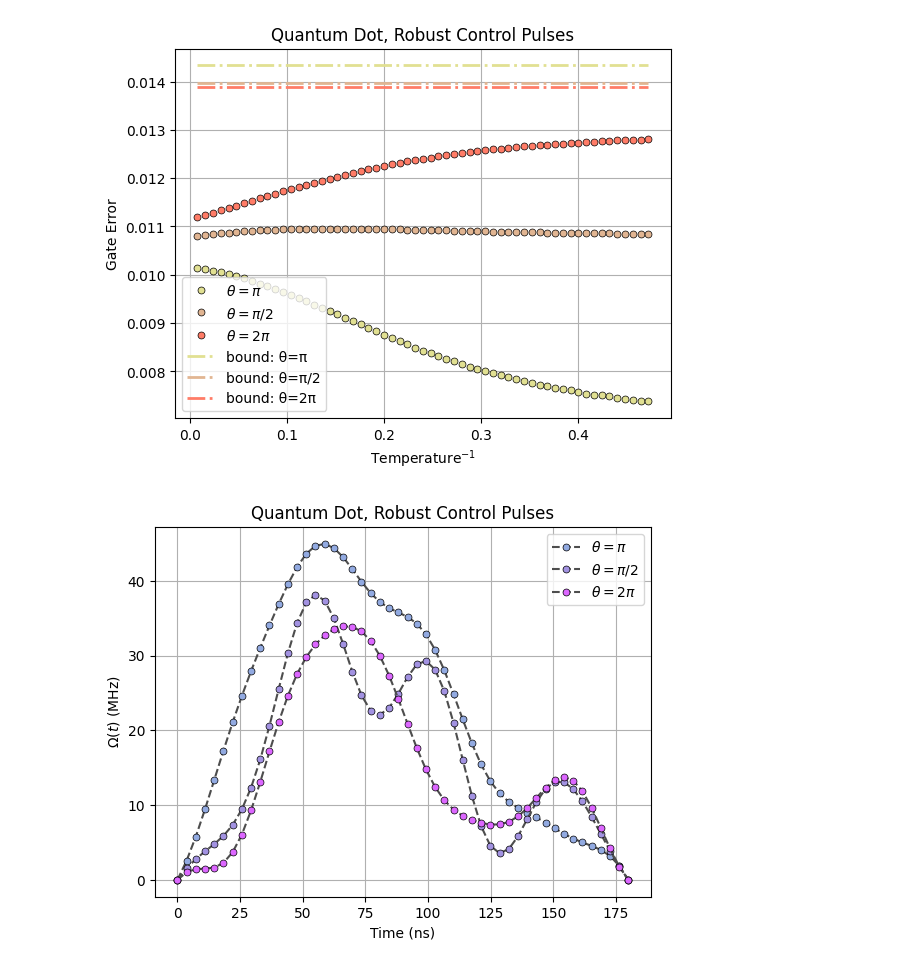
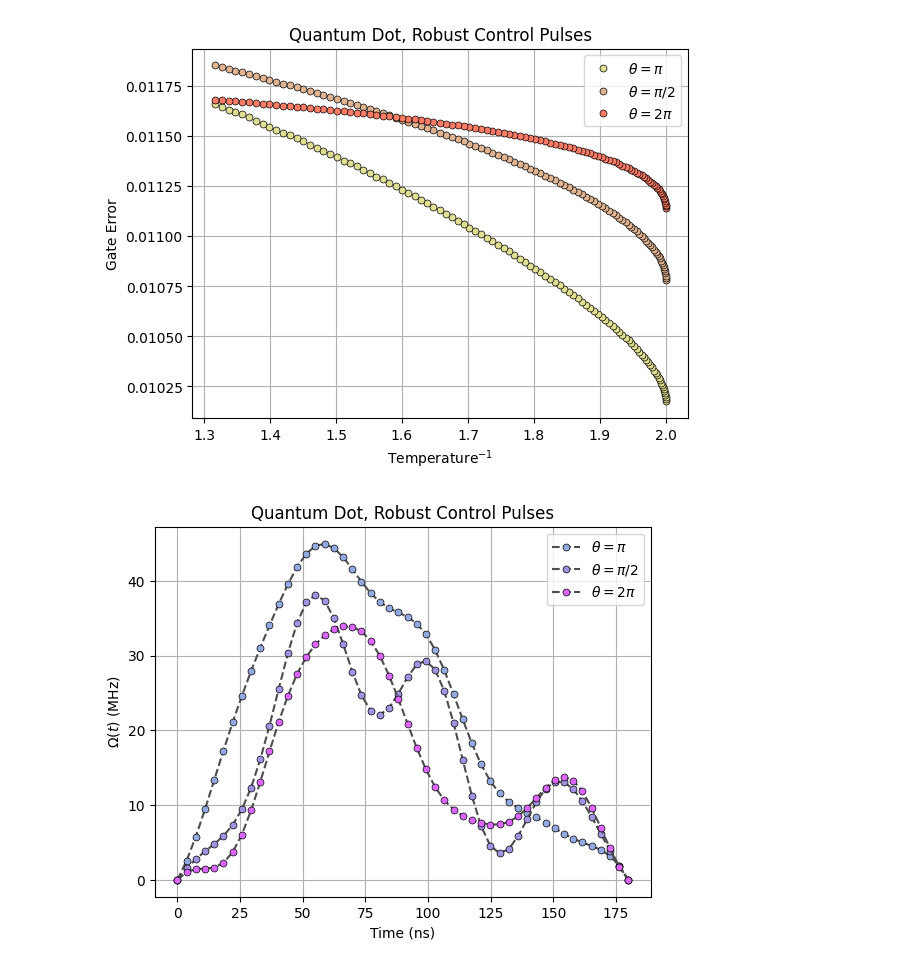
Before and after one commit to minidas/Entanglement-Induced-Resilience-of-Quantum-Dynamics, a Jupyter notebook: RCP.ipynb, the cells around one changed output. Cells and saved outputs as stored; diff of their text form; code cells hidden in the pictures.

```diff
--- a/RCP.ipynb
+++ b/RCP.ipynb
@@ -40,16 +40,18 @@ def rank_k_state(rank,seed=None):
     return result.unit() #normalization
 
 def thermal_state(temperature):
-    computation_basis =[[0,1,0,1],[0,0,0,0],[1,1,1,1],[1,0,1,0]]
+    computation_basis =[[0,0,0,0],[0,1,0,1],[1,0,1,0],[1,1,1,1]]
     H=qt.Qobj(np.zeros((d,d)), dims=[[2]*10]*2)
-    for i in range(4):
-        H-=qt.tensor([qt.sigmaz() if j == i else qt.qeye(2) for j in range(10)])
+    # for i in range(4):
+    #     H-=qt.tensor([qt.sigmaz() if j == i else qt.qeye(2) for j in range(10)])
     # psi_T = qt.Qobj(np.zeros(d), dims=[2]*10)
     psi_T = qt.Qobj(np.zeros((d,1)), dims=[[2]*10, [1]])
-    for A_subsys in computation_basis:
-        psi_T += qt.tensor(qt.basis([2]*4,A_subsys),qt.basis([2]*6))
+    coef=[0,1,-1,0]
+    for i,A_subsys in enumerate(computation_basis):
+
+        psi_T += qt.tensor(qt.basis([2]*4,A_subsys),qt.basis([2]*6))*np.exp(-coef[i]*temperature)
     # Calculate the thermal state using the Gibbs distribution
-    psi_T = (-H * temperature).expm()*psi_T
+    # psi_T = (-H * temperature).expm()*psi_T
     # Normalize the density matrix
     return psi_T.unit()
 
@@ -69,7 +71,7 @@ entropy_list = []
 error_list = []
 # initial_state = qt.rand_ket([2]*10,seed = 123)
 # initial_state = qt.basis([2]*10)
-for temperature in tqdm(range(60)):
+for temperature in tqdm(range(100)):
     state = thermal_state((temperature)*0.008)
     entropy_list.append(RDM_entropy(state.full(),8)[-1]) #entropy of 8-qubit subsystem
     error_list.append(analog_error(state,analog_model,np.linspace(0,1.8e-7 , 2)))
@@ -85,32 +87,32 @@ for model in analog_model:
 # %%
 import matplotlib.pyplot as plt
 temper=[(0.008*temp) for temp in range(1,60)]
-# plt.plot(entropy_list,np.array(error_list)[:,0],color='0.3', marker='o', markersize=5, mfc="#e1e092", mec='k', linestyle='', markeredgewidth=0.5,label=r'$\theta=\pi$')
-# plt.plot(entropy_list,np.array(error_list)[:,1],color='0.3', marker='o', markersize=5, mfc="#e1b592", mec='k', linestyle='', markeredgewidth=0.5,label=r'$\theta=\pi/2$')
-# plt.plot(entropy_list,np.array(error_list)[:,2],color='0.3', marker='o', markersize=5, mfc="#ff7c67", mec='k', linestyle='', markeredgewidth=0.5,label=r'$\theta=2\pi$')
+plt.plot(entropy_list,np.array(error_list)[:,0],color='0.3', marker='o', markersize=5, mfc="#e1e092", mec='k', linestyle='', markeredgewidth=0.5,label=r'$\theta=\pi$')
+plt.plot(entropy_list,np.array(error_list)[:,1],color='0.3', marker='o', markersize=5, mfc="#e1b592", mec='k', linestyle='', markeredgewidth=0.5,label=r'$\theta=\pi/2$')
+plt.plot(entropy_list,np.array(error_list)[:,2],color='0.3', marker='o', markersize=5, mfc="#ff7c67", mec='k', linestyle='', markeredgewidth=0.5,label=r'$\theta=2\pi$')
 
 # plt.plot(entropy_list,[bound[0]]*60,color='#e1e092', linestyle='-.', label='bound: θ=π',linewidth=2)
 # plt.plot(entropy_list,[bound[1]]*60,color='#e1b592', linestyle='-.', label='bound: θ=π/2',linewidth=2)
 # plt.plot(entropy_list,[bound[2]]*60,color='#ff7c67', linestyle='-.', label='bound: θ=2π',linewidth=2)
-plt.plot(temper,np.array(error_list)[1:,0],color='0.3', marker='o', markersize=5, mfc="#e1e092", mec='k', linestyle='', markeredgewidth=0.5,label=r'$\theta=\pi$')
-plt.plot(temper,np.array(error_list)[1:,1],color='0.3', marker='o', markersize=5, mfc="#e1b592", mec='k', linestyle='', markeredgewidth=0.5,label=r'$\theta=\pi/2$')
-plt.plot(temper,np.array(error_list)[1:,2],color='0.3', marker='o', markersize=5, mfc="#ff7c67", mec='k', linestyle='', markeredgewidth=0.5,label=r'$\theta=2\pi$')
+# plt.plot(temper,np.array(error_list)[1:,0],color='0.3', marker='o', markersize=5, mfc="#e1e092", mec='k', linestyle='', markeredgewidth=0.5,label=r'$\theta=\pi$')
+# plt.plot(temper,np.array(error_list)[1:,1],color='0.3', marker='o', markersize=5, mfc="#e1b592", mec='k', linestyle='', markeredgewidth=0.5,label=r'$\theta=\pi/2$')
+# plt.plot(temper,np.array(error_list)[1:,2],color='0.3', marker='o', markersize=5, mfc="#ff7c67", mec='k', linestyle='', markeredgewidth=0.5,label=r'$\theta=2\pi$')
 
-plt.plot(temper,[bound[0]]*59,color='#e1e092', linestyle='-.', label='bound: θ=π',linewidth=2)
-plt.plot(temper,[bound[1]]*59,color='#e1b592', linestyle='-.', label='bound: θ=π/2',linewidth=2)
-plt.plot(temper,[bound[2]]*59,color='#ff7c67', linestyle='-.', label='bound: θ=2π',linewidth=2)
+# plt.plot(temper,[bound[0]]*59,color='#e1e092', linestyle='-.', label='bound: θ=π',linewidth=2)
+# plt.plot(temper,[bound[1]]*59,color='#e1b592', linestyle='-.', label='bound: θ=π/2',linewidth=2)
+# plt.plot(temper,[bound[2]]*59,color='#ff7c67', linestyle='-.', label='bound: θ=2π',linewidth=2)
 
 
 # plt.xlabel('Entanglement Entropy')
 plt.xlabel(r'Temperature$^{-1}$')
 plt.ylabel('Gate Error')
 plt.title('Quantum Dot, Robust Control Pulses')
 plt.legend(loc=0)
 plt.grid()
 plt.savefig('./Figures/RCP_temperature_error.pdf',bbox_inches='tight',dpi=600)
 plt.show()
 # %% [output]
-[figure, old version]
+[figure, new version]
 # %%
 #RCP plotting
 time = np.linspace(0,180 , 50)
```
Also changed, not shown: 5 other files.
